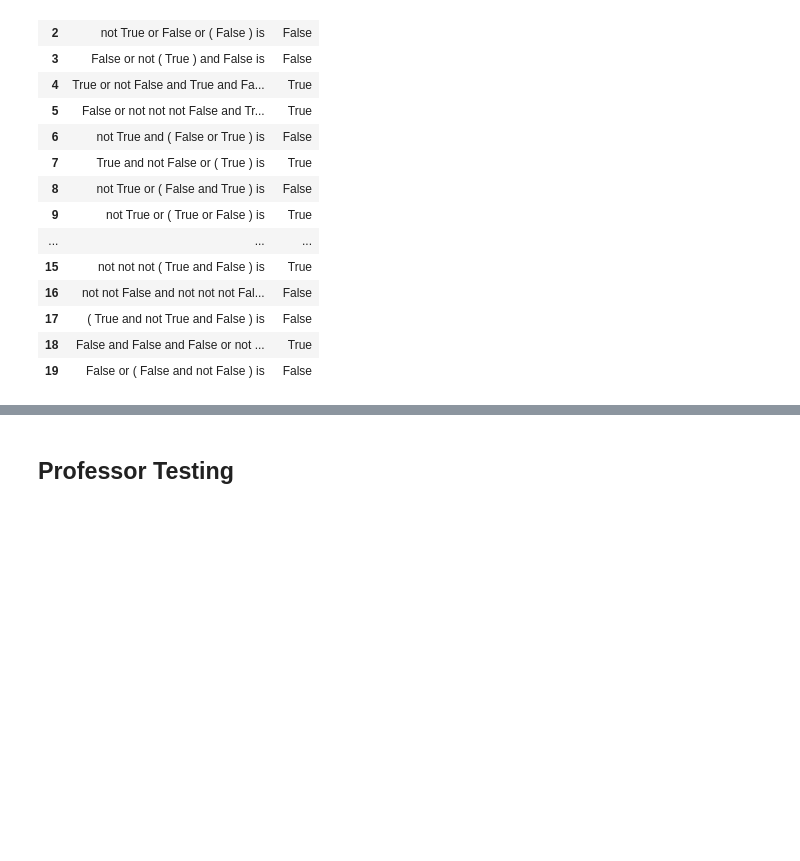
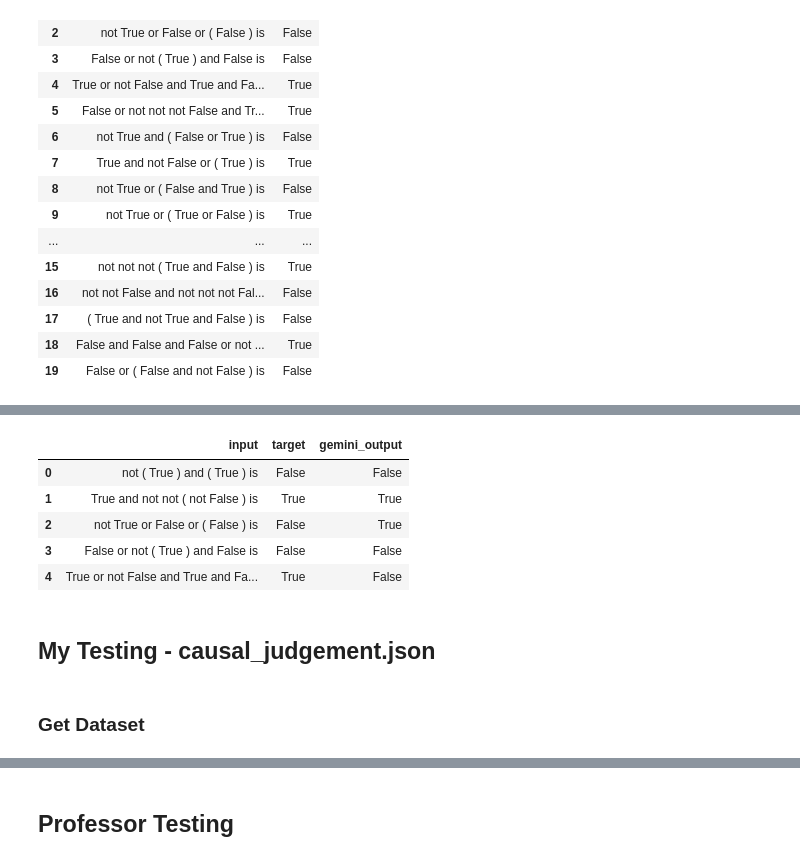
Before and after one commit to ezishr/Undergraduate-Research, a Jupyter notebook: Check points/Big Bench Hard/bigBenchHardEDA.ipynb, the cells around one changed output, grey strips where cells are left out. Saved outputs shown, nothing was run; the diff lists cells and outputs as text; code cells hidden in the pictures; blank space fills up the shorter version.

```diff
--- a/Check points/Big Bench Hard/bigBenchHardEDA.ipynb
+++ b/Check points/Big Bench Hard/bigBenchHardEDA.ipynb
@@ -232,0 +249,15 @@ boolean_df.head(20)
+# %%
+gemini_boolean_df = sample2.copy()
+# %%
+gemini_boolean_df.head(5)
+# %% [output]
+|  | input | target | gemini_output |
+| 0 | not ( True ) and ( True ) is | False | False |
+| 1 | True and not not ( not False ) is | True | True |
+| 2 | not True or False or ( False ) is | False | True |
+| 3 | False or not ( True ) and False is | False | False |
+| 4 | True or not False and True and Fa... | True | False |
+# %% [markdown]
+## My Testing - causal_judgement.json
+# %% [markdown]
+### Get Dataset
```
Also changed, not shown: parts of 44 cells of this notebook, 3 other files.
